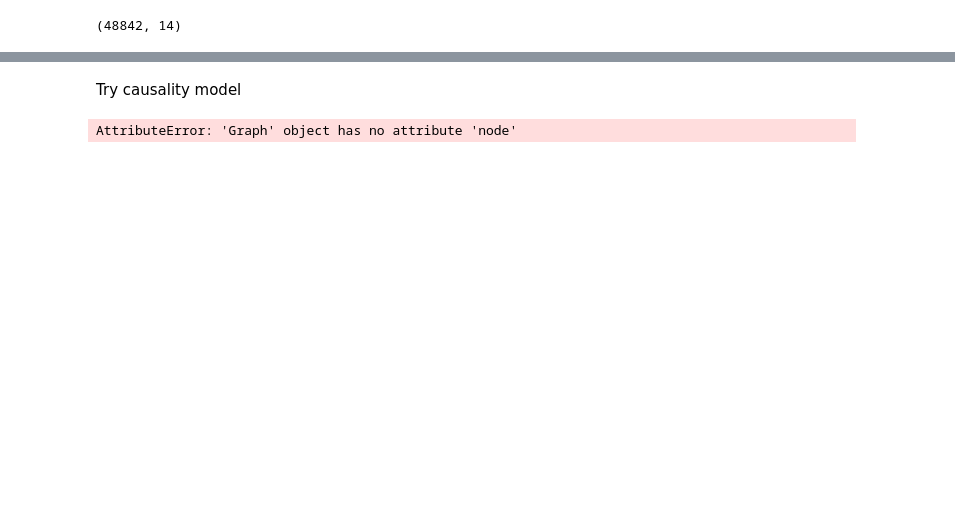
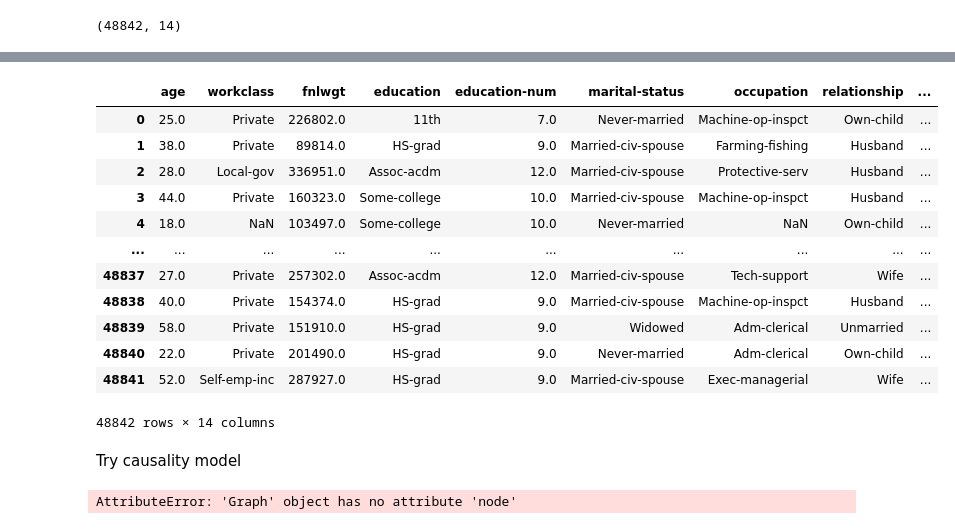
Before and after one commit to mraahemi/Bias_analyzer, a Jupyter notebook: notebooks/AdultDataset.ipynb, the cells around one changed output, grey strips where cells are left out. Drawn from its saved outputs; the diff is of its cells as text; code cells hidden in the pictures; blank space fills up the shorter version.

```diff
--- a/notebooks/AdultDataset.ipynb
+++ b/notebooks/AdultDataset.ipynb
@@ -9,9 +12,9 @@ import matplotlib.pyplot as plt
 from sklearn.datasets import fetch_openml
 
 %matplotlib inline
-data = fetch_openml(data_id=1590, as_frame=True)
-X = pd.get_dummies(data.data)
-y_true = (data.target == '>50K') * 1
-sex = data.data['sex']
+adult = fetch_openml(data_id=1590, as_frame=True)
+X = pd.get_dummies(adult.data)
+y_true = (adult.target == '>50K') * 1
+sex = adult.data['sex']
 sex.value_counts()
-df = data.data
+df = adult.data
@@ -24,3 +209,19 @@ X = pd.get_dummies(df)
+# %%
+df
+# %% [output]
+|  | age | workclass | fnlwgt | education | education-num | marital-status | occupation | relationship | ... |
+| 0 | 25.0 | Private | 226802.0 | 11th | 7.0 | Never-married | Machine-op-inspct | Own-child | ... |
+| 1 | 38.0 | Private | 89814.0 | HS-grad | 9.0 | Married-civ-spouse | Farming-fishing | Husband | ... |
+| 2 | 28.0 | Local-gov | 336951.0 | Assoc-acdm | 12.0 | Married-civ-spouse | Protective-serv | Husband | ... |
+| 3 | 44.0 | Private | 160323.0 | Some-college | 10.0 | Married-civ-spouse | Machine-op-inspct | Husband | ... |
+| 4 | 18.0 | NaN | 103497.0 | Some-college | 10.0 | Never-married | NaN | Own-child | ... |
+| ... | ... | ... | ... | ... | ... | ... | ... | ... | ... |
+| 48837 | 27.0 | Private | 257302.0 | Assoc-acdm | 12.0 | Married-civ-spouse | Tech-support | Wife | ... |
+| 48838 | 40.0 | Private | 154374.0 | HS-grad | 9.0 | Married-civ-spouse | Machine-op-inspct | Husband | ... |
+| 48839 | 58.0 | Private | 151910.0 | HS-grad | 9.0 | Widowed | Adm-clerical | Unmarried | ... |
+| 48840 | 22.0 | Private | 201490.0 | HS-grad | 9.0 | Never-married | Adm-clerical | Own-child | ... |
+| 48841 | 52.0 | Self-emp-inc | 287927.0 | HS-grad | 9.0 | Married-civ-spouse | Exec-managerial | Wife | ... |
+48842 rows × 14 columns
 # %% [markdown]
 Try causality model
 # %%
```
Also changed, not shown: parts of 30 cells of this notebook, 12 other files.
